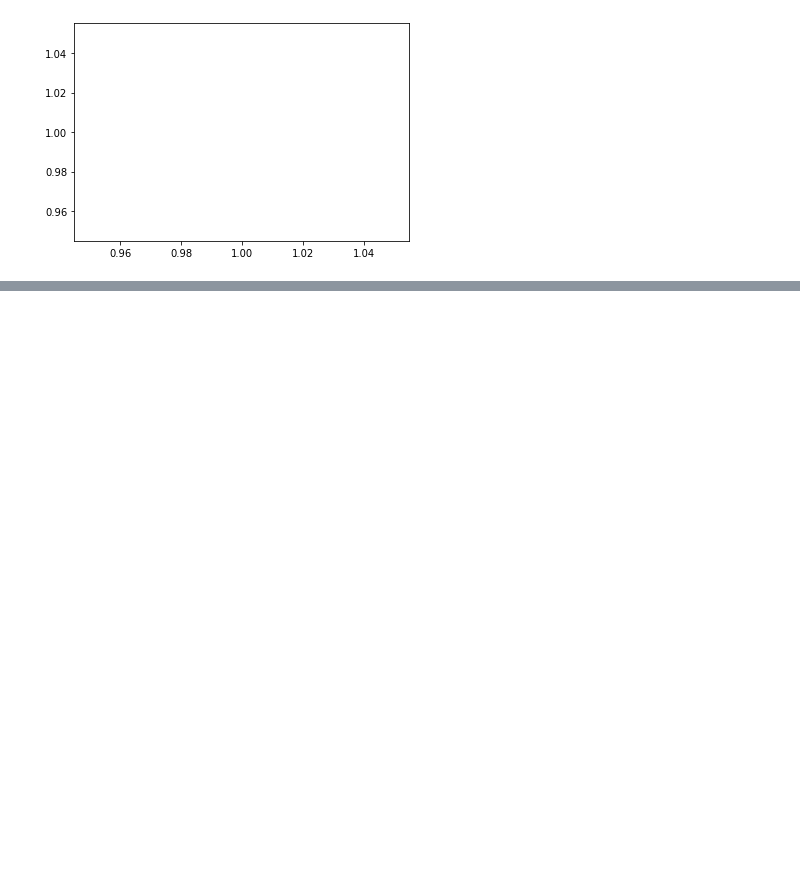
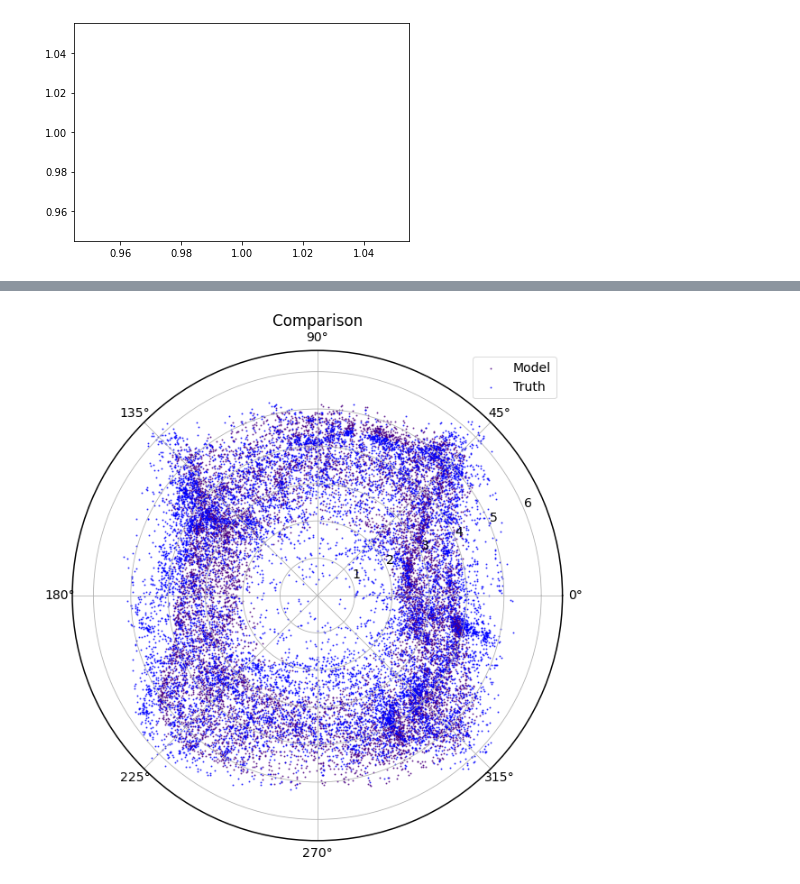
Before and after one commit to ispirovjr/Thesis-Project-Cosmic-Web, a Jupyter notebook: JupyterNotebooks/MLM BabyNet.ipynb, the cells around one changed output, grey strips where cells are left out. Drawn from its saved outputs; the diff is of its cells as text; code cells hidden in the pictures; blank space fills up the shorter version.

```diff
--- a/JupyterNotebooks/MLM BabyNet.ipynb
+++ b/JupyterNotebooks/MLM BabyNet.ipynb
@@ -119,0 +212,8 @@ __main__.CustomVaexDataset
+# %%
+#hyperparams
+learning_rate = 1e-1 #sc/1e5
+batch_size = 16
+epochs = 50
+bmark = 1e3/sc
+train_dtataloader = DataLoader(train_set, batch_size=batch_size, shuffle=True)
+test_dataloader = DataLoader(test_set, batch_size=batch_size, shuffle=True)
@@ -119,0 +306,13 @@ __main__.CustomVaexDataset
+# %%
+
+plt.figure(figsize=(10,10))
+plt.subplot(projection="polar")
+plt.scatter(img[2],mod,s=0.1*lim,alpha=0.7,label="Model")
+
+plt.scatter(img[2],label,s=0.1*lim,alpha=0.7,label="Truth")
+#plt.ylim(0,4e4)
+plt.title("Comparison")
+plt.legend()
+plt.show()
+# %% [output]
+[figure, added]
```
Also changed, not shown: parts of 31 cells of this notebook.
